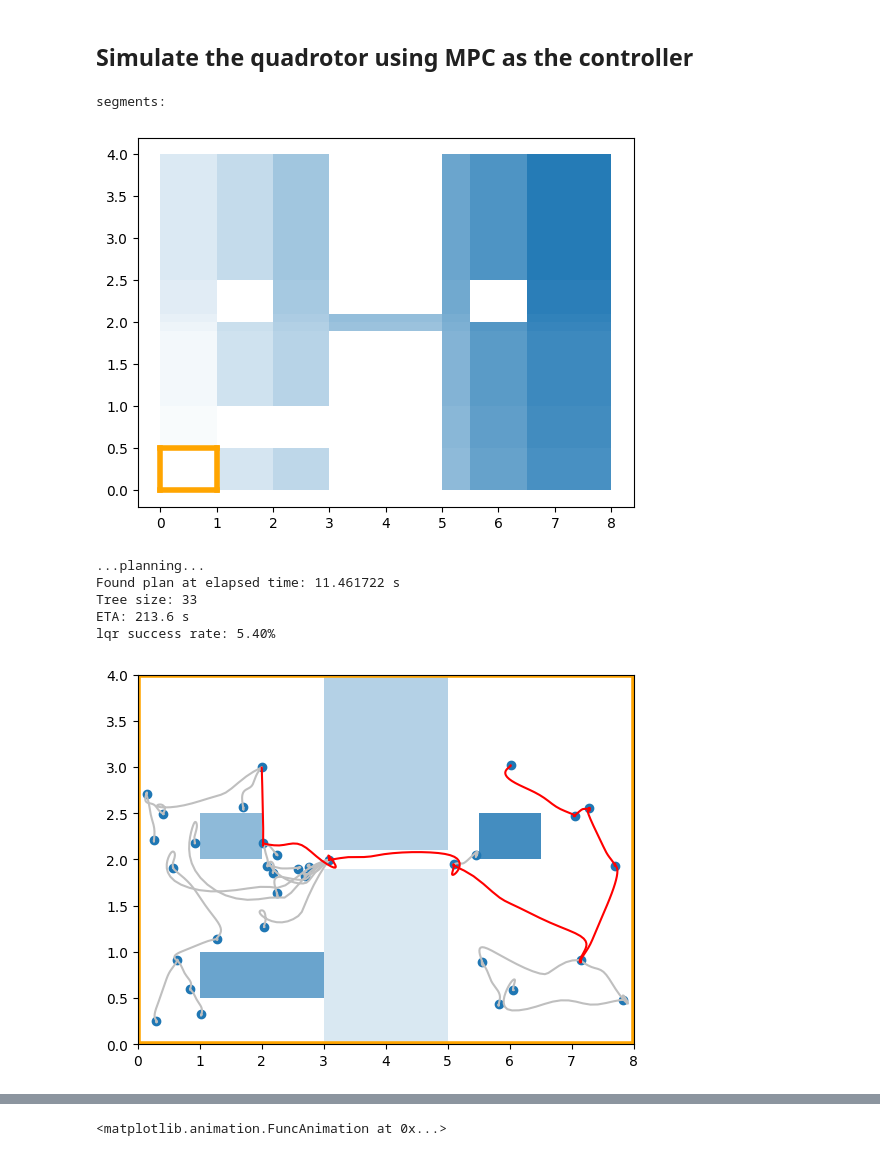
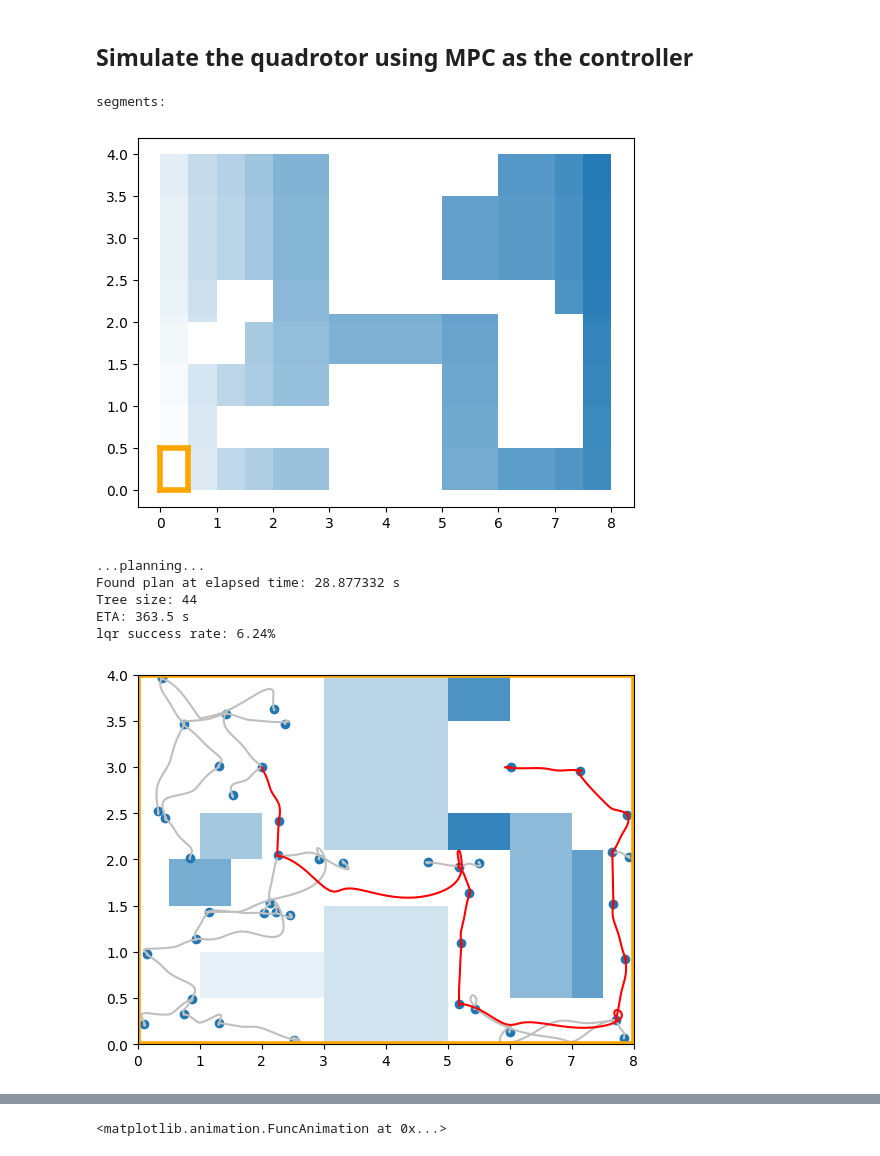
Before and after one commit to clee009/MEAM517-Final-Project, a Jupyter notebook: final_project.ipynb, the cells around one changed output, grey strips where cells are left out. Drawn from its saved outputs; the diff is of its cells as text; code cells hidden in the pictures.

Commit message:
maze

```diff
--- a/final_project.ipynb
+++ b/final_project.ipynb
@@ -9,45 +9,45 @@ Creates the Quadrotor object and loads in the animation code.
 # %%
 from path_planner_lqrrt import PathPlannerLQRRT
 import importlib
 
 # Need to reload the module to use the latest code
 import quadrotor_with_pendulum
 importlib.reload(quadrotor_with_pendulum)
 from quadrotor_with_pendulum import QuadrotorPendulum
 from animation import Animation
 from obstacles import Obstacles
 
 import matplotlib.pyplot as plt
 import numpy as np
 
 # Weights of LQR cost
 R = np.eye(2)
 Q = np.diag([10, 10, 1, 1, 1, 1, 1, 1])
 Qf = Q
 
 # Construct our quadrotor controller
 quadrotor = QuadrotorPendulum(Q, R, Qf, input_max=30)
-obstacles = Obstacles("./configs/world_complex.yaml")
+obstacles = Obstacles("./configs/world_maze.yaml")
 obstacles.plot(plt.gca(), plot_segs=True)
 
 print("segments: ")
 plt.show()
 
 rrt = PathPlannerLQRRT("./configs/lqrrt.yaml", obstacles, quadrotor)
 # %% [output]
 segments:
-[figure, old version]
+[figure, new version]
 # %%
 rrt.use_segment = True
 planner = rrt.get_planner()
 rrt.plot_result(planner)
 # %% [output]
 ...planning...
-Found plan at elapsed time: 11.461722 s
-Tree size: 33
-ETA: 213.6 s
-lqr success rate: 5.40%
+Found plan at elapsed time: 28.877332 s
+Tree size: 44
+ETA: 363.5 s
+lqr success rate: 6.24%
-[figure, old version]
+[figure, new version]
 # %%
 rrt.use_segment = False
 planner = rrt.get_planner()
```
Also changed, not shown: parts of 1 cell of this notebook, 1 other file.
